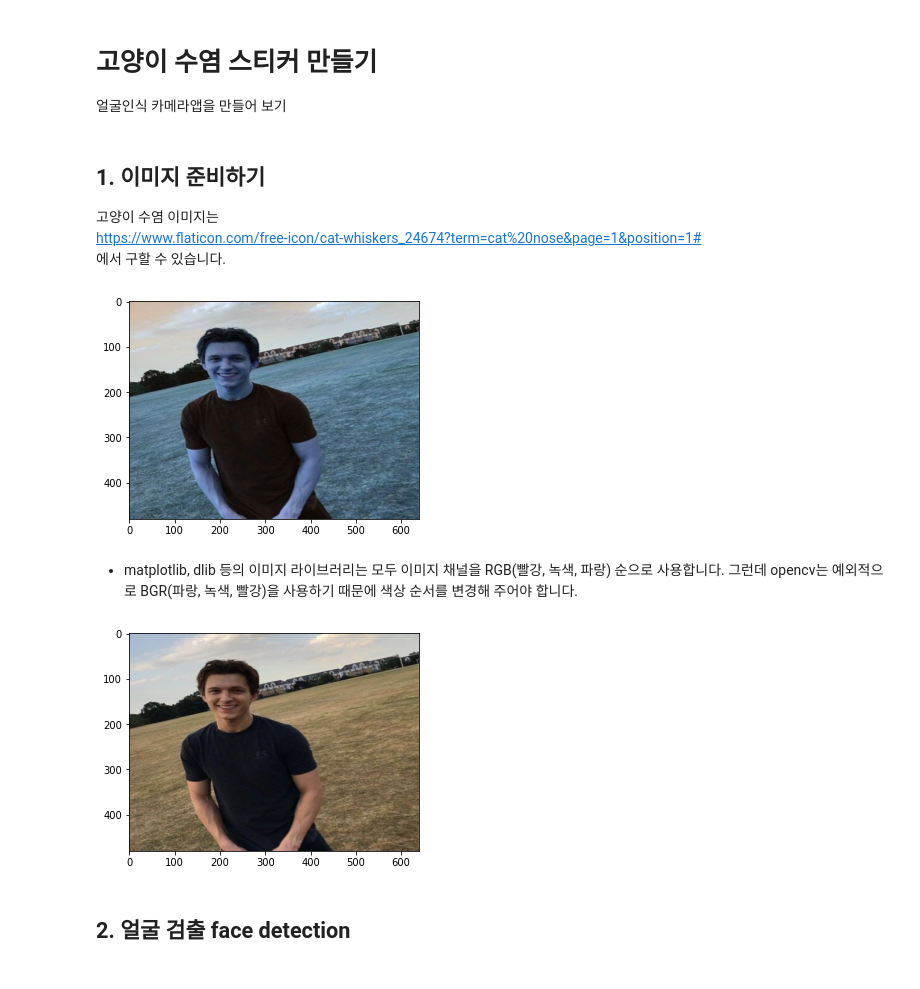
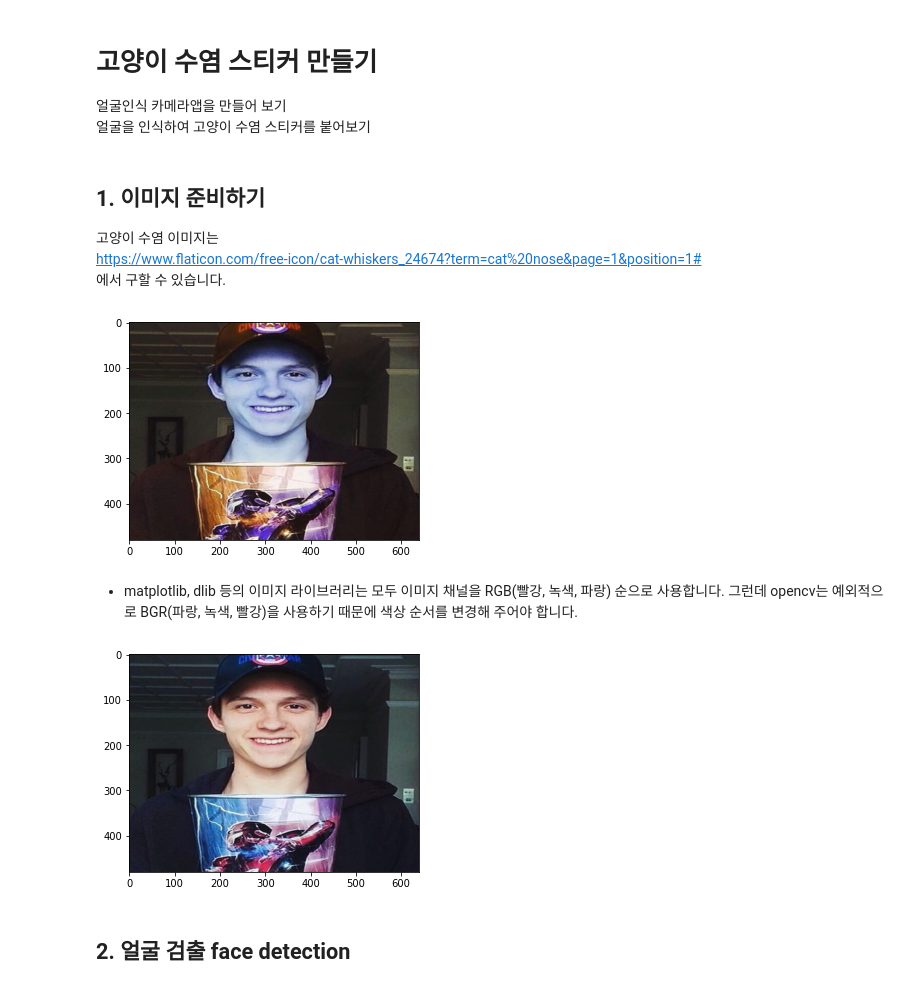
Before and after one commit to seungmiya13/LMS-Exploration, a Jupyter notebook: E3/camera_cat_whiskers.ipynb, the cells around one changed output. Cells and saved outputs as stored; diff of their text form; code cells hidden in the pictures.

```diff
--- a/E3/camera_cat_whiskers.ipynb
+++ b/E3/camera_cat_whiskers.ipynb
@@ -3,6 +3,7 @@
 ===
 
 얼굴인식 카메라앱을 만들어 보기
+얼굴을 인식하여 고양이 수염 스티커를 붙어보기
 # %% [markdown]
 ## 1. 이미지 준비하기
 
@@ -22,15 +23,15 @@ import numpy as np
 # %%
 # 이미지 읽기
 import os
 
-my_image_path = os.getenv('HOME')+'/aiffel/Exploration/E3/images/img2.png'
+my_image_path = os.getenv('HOME')+'/aiffel/Exploration/E3/images/img1.png'
 img_bgr = cv2.imread(my_image_path)    # OpenCV로 이미지를 읽어서
 img_bgr = cv2.resize(img_bgr, (640, 480))    # 640x480의 크기로 Resize
 img_show = img_bgr.copy()      # 출력용 이미지 별도 보관
 plt.imshow(img_bgr)
 plt.show()
 # %% [output]
-[figure, old version]
+[figure, new version]
 # %% [markdown]
 - matplotlib, dlib 등의 이미지 라이브러리는 모두 이미지 채널을 RGB(빨강, 녹색, 파랑) 순으로 사용합니다. 그런데 opencv는 예외적으로 BGR(파랑, 녹색, 빨강)을 사용하기 때문에 색상 순서를 변경해 주어야 합니다.
 # %%
@@ -39,7 +40,7 @@ img_rgb = cv2.cvtColor(img_bgr, cv2.COLOR_BGR2RGB)
 plt.imshow(img_rgb)
 plt.show()
 # %% [output]
-[figure, old version]
+[figure, new version]
 # %% [markdown]
 ## 2. 얼굴 검출 face detection
 # %% [markdown]
```
Also changed, not shown: parts of 54 cells of this notebook, 11 other files.
